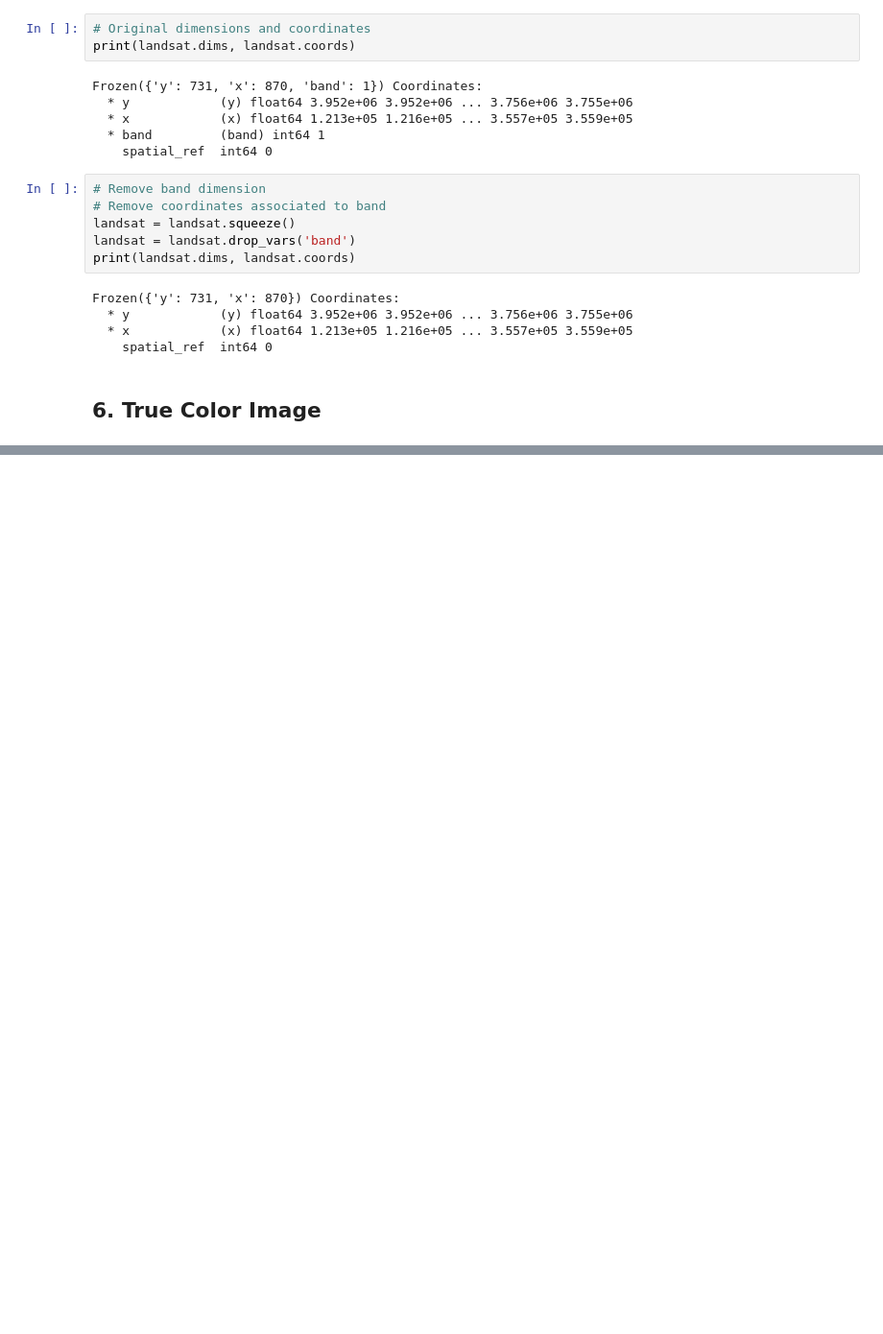
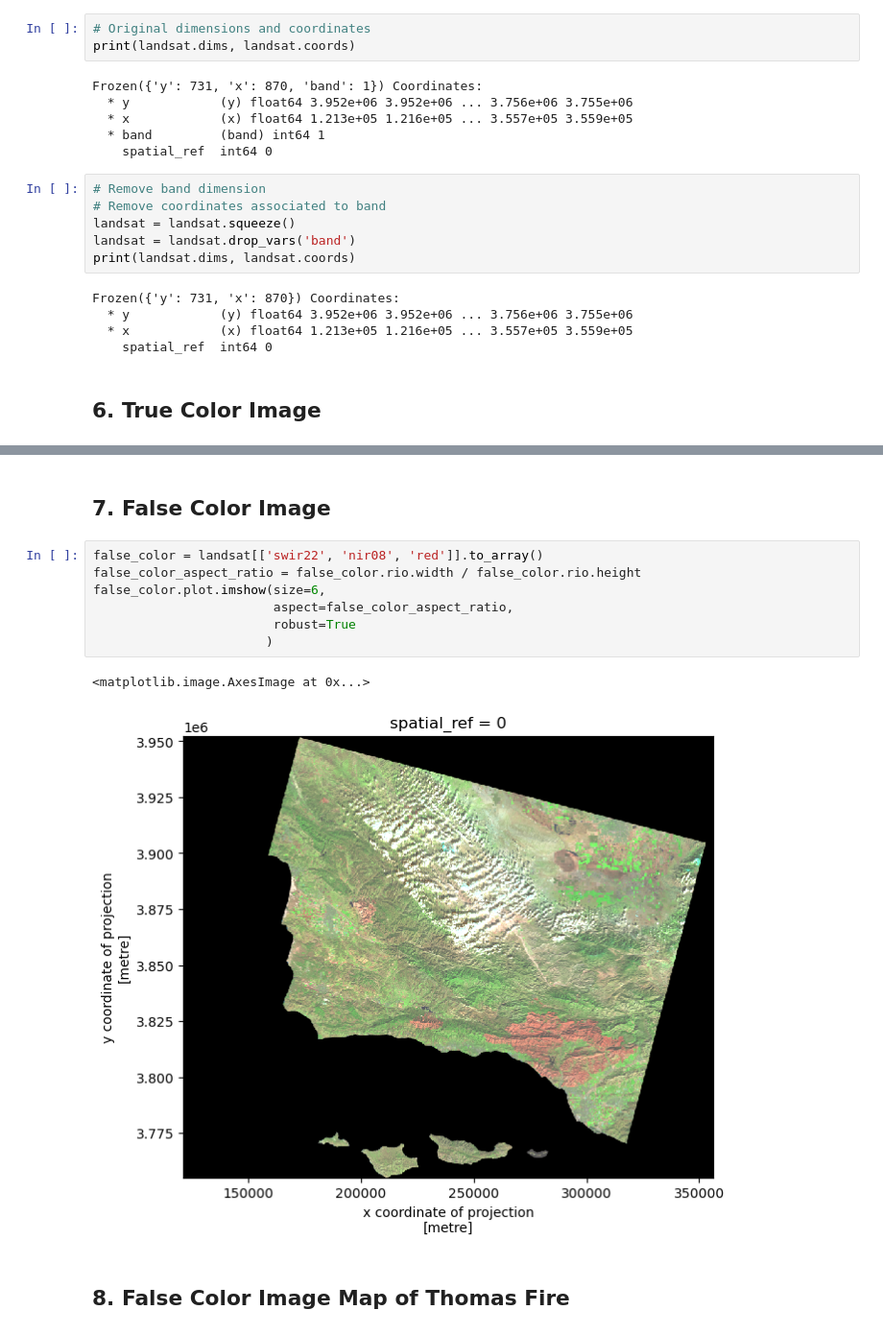
Before and after one commit to rfswick/eds220-hwk4, a Jupyter notebook: hwk4-task2-fire-scar-SWICK.ipynb, the cells around one changed output, grey strips where cells are left out. Shown at 96% size. Cells and saved outputs as stored; diff of their text form; blank space fills up the shorter version.

```diff
--- a/hwk4-task2-fire-scar-SWICK.ipynb
+++ b/hwk4-task2-fire-scar-SWICK.ipynb
@@ -103,0 +109,14 @@ TypeError: 'method' object is not subscriptable
+# %% [markdown]
+## 7. False Color Image
+# %%
+false_color = landsat[['swir22', 'nir08', 'red']].to_array()
+false_color_aspect_ratio = false_color.rio.width / false_color.rio.height
+false_color.plot.imshow(size=6,
+                        aspect=false_color_aspect_ratio,
+                        robust=True
+                       )
+# %% [output]
+<matplotlib.image.AxesImage at 0x...>
+[figure, added]
+# %% [markdown]
+## 8. False Color Image Map of Thomas Fire
```
Also changed, not shown: parts of 3 cells of this notebook.
